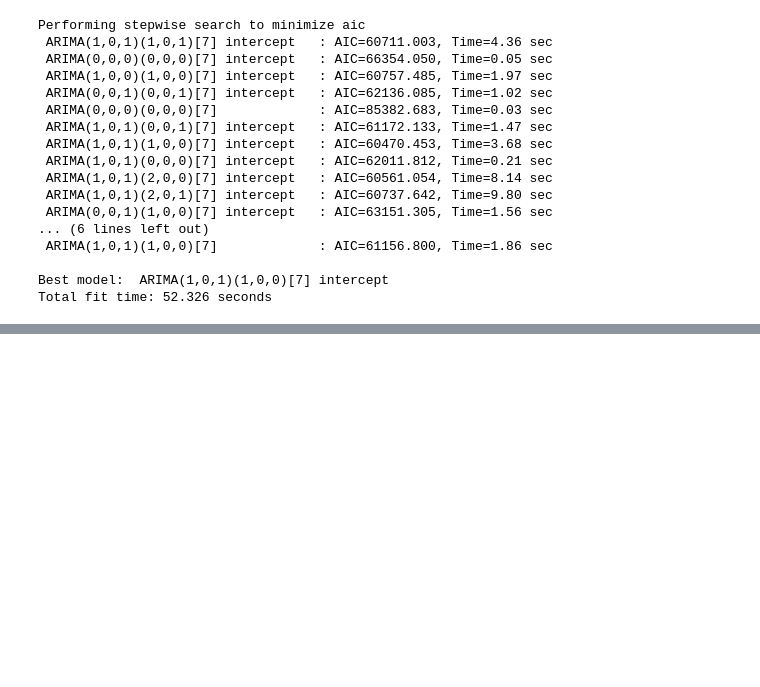
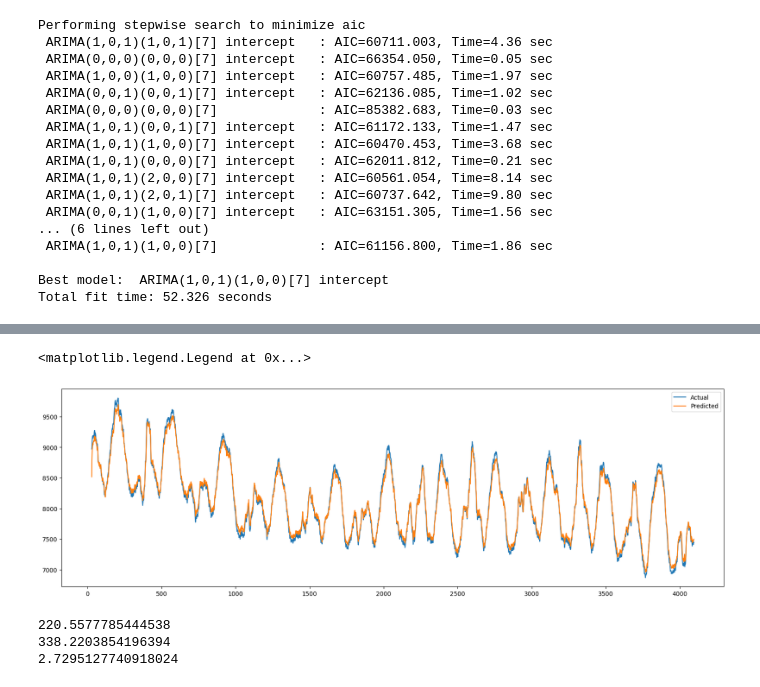
Before and after one commit to frozen-reprise/2025H5_GroupE, a Jupyter notebook: Capstone_ARIMAs.ipynb, the cells around one changed output, grey strips where cells are left out. Saved outputs shown, nothing was run; the diff lists cells and outputs as text; code cells hidden in the pictures; blank space fills up the shorter version.

```diff
--- a/Capstone_ARIMAs.ipynb
+++ b/Capstone_ARIMAs.ipynb
@@ -251,0 +202,9 @@ print(rmse1)
+# %%
+scaler = StandardScaler()
+exog_scale = scaler.fit_transform(demanddaily[['rn_temp_c', 'precipitation', 'wind_speed','irradiance']])
+print(exog_scale)
+sarimax=SARIMAX(demanddaily['demand_mw_mean'],order=(1,0,1),seasonal_order=(1,0,1,7),exog=exog_scale)
+print(results)
+
+results = sarimax.fit()
+predicted1 = results.predict(start=0, end=len(demanddaily)-1, exog=exog_scale)
@@ -251,0 +248,25 @@ print(rmse1)
+# %%
+actual_smooth = demanddaily['demand_mw_mean'].rolling(30).mean()
+predicted_smooth1 = predicted1.rolling(30).mean()
+
+plt.figure(figsize=(20,6))
+plt.plot(actual_smooth,label='Actual')
+plt.plot(predicted_smooth1,label='Predicted')
+plt.legend()
+# %% [output]
+<matplotlib.legend.Legend at 0x...>
+[figure, added]
+# %%
+resid1 = demanddaily['demand_mw_mean'] - predicted1
+mae1 = resid1.abs().mean()
+print(mae1)
+rmse1 = np.sqrt((resid1**2).mean())
+print(rmse1)
+y_true = demanddaily['demand_mw_mean']
+y_pred = predicted1
+mape = (np.abs((y_true - y_pred) / y_true)).mean() * 100
+print(mape)
+# %% [output]
+220.5577785444538
+338.2203854196394
+2.7295127740918024
```
Also changed, not shown: parts of 16 cells of this notebook.
